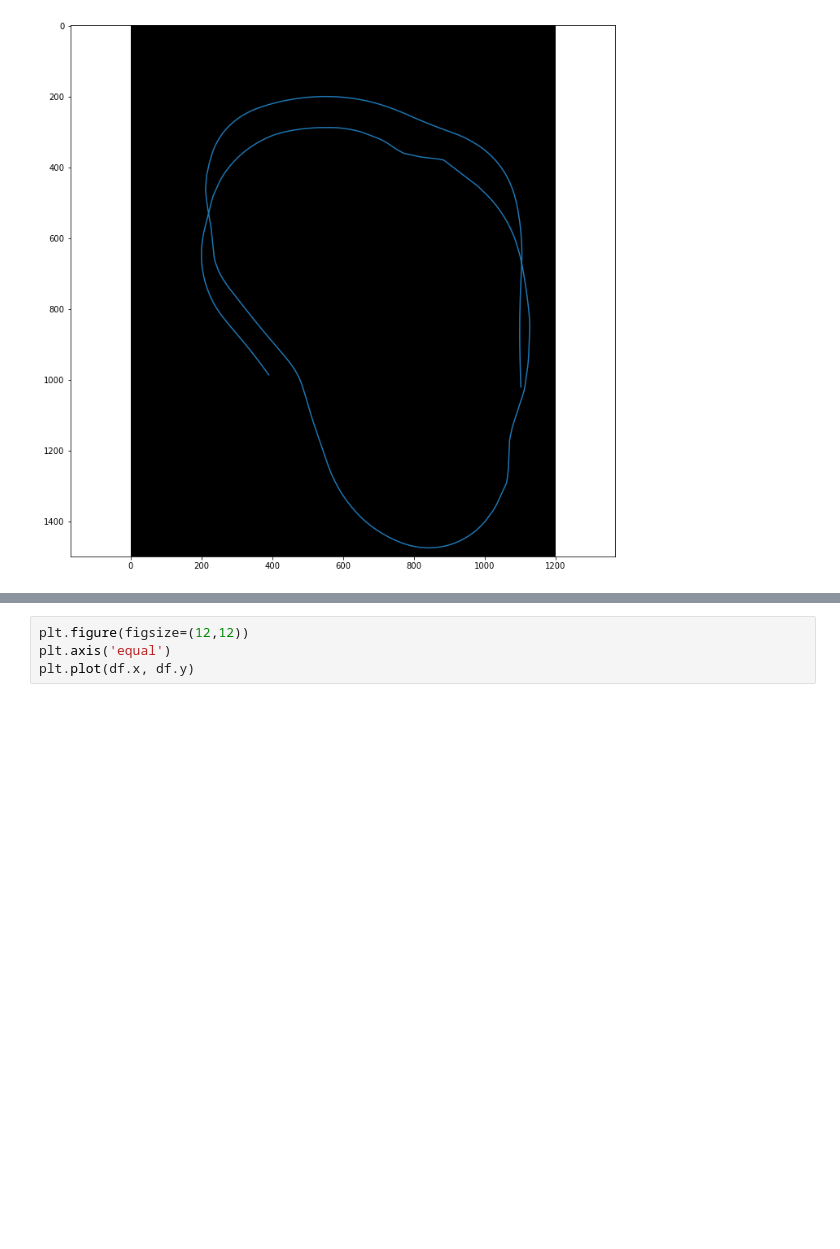
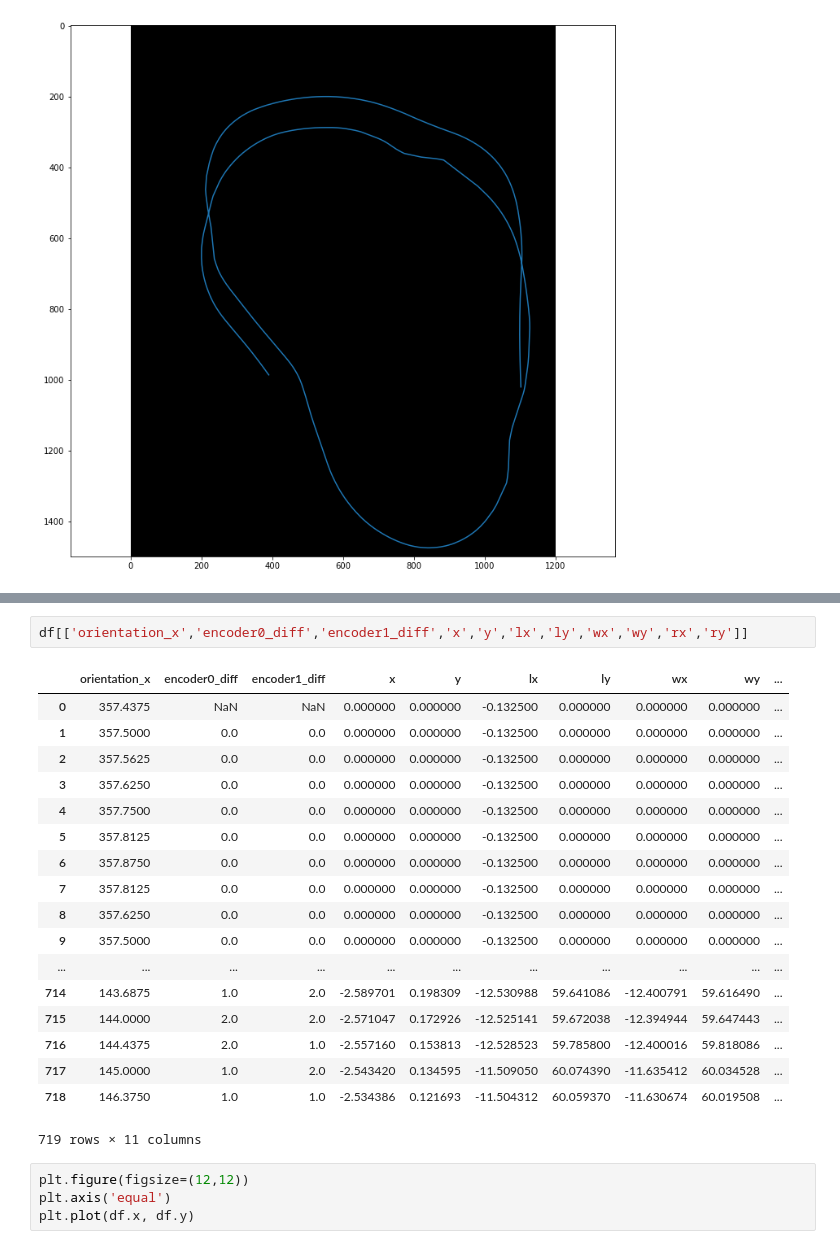
Before and after one commit to coreyabshire/marv, a Jupyter notebook: notebooks/map_collection.ipynb, the cells around one changed output, grey strips where cells are left out. Cells and saved outputs as stored; diff of their text form; blank space fills up the shorter version.

```diff
--- a/notebooks/map_collection.ipynb
+++ b/notebooks/map_collection.ipynb
@@ -256,3 +362,24 @@ plt.plot(df.px, df.py)
+# %%
+df[['orientation_x','encoder0_diff','encoder1_diff','x','y','lx','ly','wx','wy','rx','ry']]
+# %% [output]
+|  | orientation_x | encoder0_diff | encoder1_diff | x | y | lx | ly | wx | wy | ... |
+| 0 | 357.4375 | NaN | NaN | 0.000000 | 0.000000 | -0.132500 | 0.000000 | 0.000000 | 0.000000 | ... |
+| 1 | 357.5000 | 0.0 | 0.0 | 0.000000 | 0.000000 | -0.132500 | 0.000000 | 0.000000 | 0.000000 | ... |
+| 2 | 357.5625 | 0.0 | 0.0 | 0.000000 | 0.000000 | -0.132500 | 0.000000 | 0.000000 | 0.000000 | ... |
+| 3 | 357.6250 | 0.0 | 0.0 | 0.000000 | 0.000000 | -0.132500 | 0.000000 | 0.000000 | 0.000000 | ... |
+| 4 | 357.7500 | 0.0 | 0.0 | 0.000000 | 0.000000 | -0.132500 | 0.000000 | 0.000000 | 0.000000 | ... |
+| 5 | 357.8125 | 0.0 | 0.0 | 0.000000 | 0.000000 | -0.132500 | 0.000000 | 0.000000 | 0.000000 | ... |
+| 6 | 357.8750 | 0.0 | 0.0 | 0.000000 | 0.000000 | -0.132500 | 0.000000 | 0.000000 | 0.000000 | ... |
+| 7 | 357.8125 | 0.0 | 0.0 | 0.000000 | 0.000000 | -0.132500 | 0.000000 | 0.000000 | 0.000000 | ... |
+| 8 | 357.6250 | 0.0 | 0.0 | 0.000000 | 0.000000 | -0.132500 | 0.000000 | 0.000000 | 0.000000 | ... |
+| 9 | 357.5000 | 0.0 | 0.0 | 0.000000 | 0.000000 | -0.132500 | 0.000000 | 0.000000 | 0.000000 | ... |
+| ... | ... | ... | ... | ... | ... | ... | ... | ... | ... | ... |
+| 714 | 143.6875 | 1.0 | 2.0 | -2.589701 | 0.198309 | -12.530988 | 59.641086 | -12.400791 | 59.616490 | ... |
+| 715 | 144.0000 | 2.0 | 2.0 | -2.571047 | 0.172926 | -12.525141 | 59.672038 | -12.394944 | 59.647443 | ... |
+| 716 | 144.4375 | 2.0 | 1.0 | -2.557160 | 0.153813 | -12.528523 | 59.785800 | -12.400016 | 59.818086 | ... |
+| 717 | 145.0000 | 1.0 | 2.0 | -2.543420 | 0.134595 | -11.509050 | 60.074390 | -11.635412 | 60.034528 | ... |
+| 718 | 146.3750 | 1.0 | 1.0 | -2.534386 | 0.121693 | -11.504312 | 60.059370 | -11.630674 | 60.019508 | ... |
+719 rows × 11 columns
 # %%
 plt.figure(figsize=(12,12))
 plt.axis('equal')
```
Also changed, not shown: parts of 7 cells of this notebook, 6 other files.
